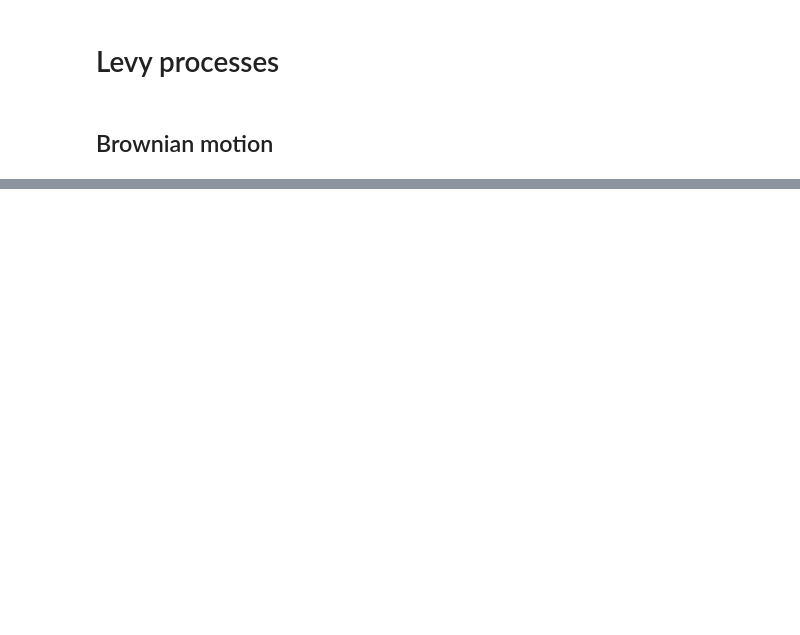
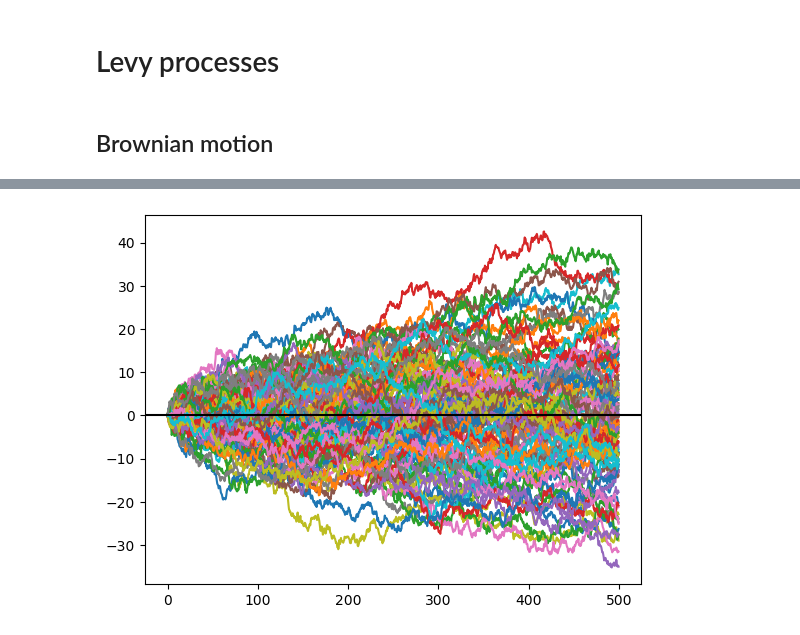
Before and after one commit to KohutMaria/CSOSP, a Jupyter notebook: CSOSP_7.ipynb, the cells around one changed output, grey strips where cells are left out. Saved outputs shown, nothing was run; the diff lists cells and outputs as text; code cells hidden in the pictures; blank space fills up the shorter version.

```diff
--- a/CSOSP_7.ipynb
+++ b/CSOSP_7.ipynb
@@ -43 +47,13 @@ plt.plot(t, X)
+# %%
+N = 100
+X_br = []
+for i in range(N):
+    Z_br = np.random.normal(0, delta, n)
+    X_br.append(simulate_process(Z_br, n, delta))
+t_br = [k * delta for k in range(n)]
+plt.plot(t_br, np.transpose(X_br))
+plt.axhline(0, color = 'black')
+plt.show()
+# %% [output]
+[figure, added]
 # %% [markdown]
```
Also changed, not shown: parts of 10 cells of this notebook.
